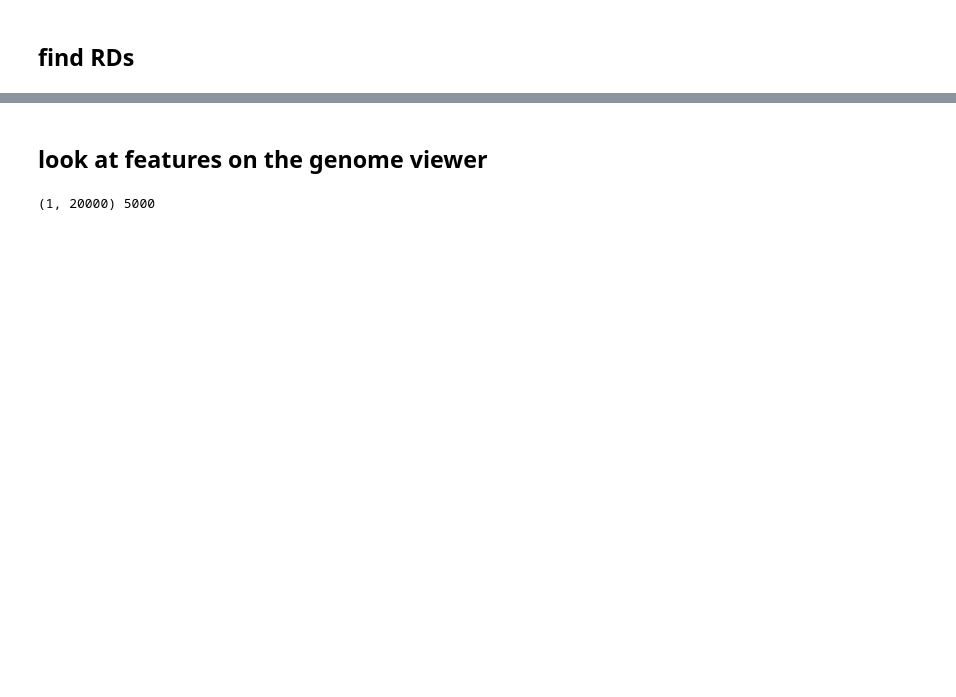
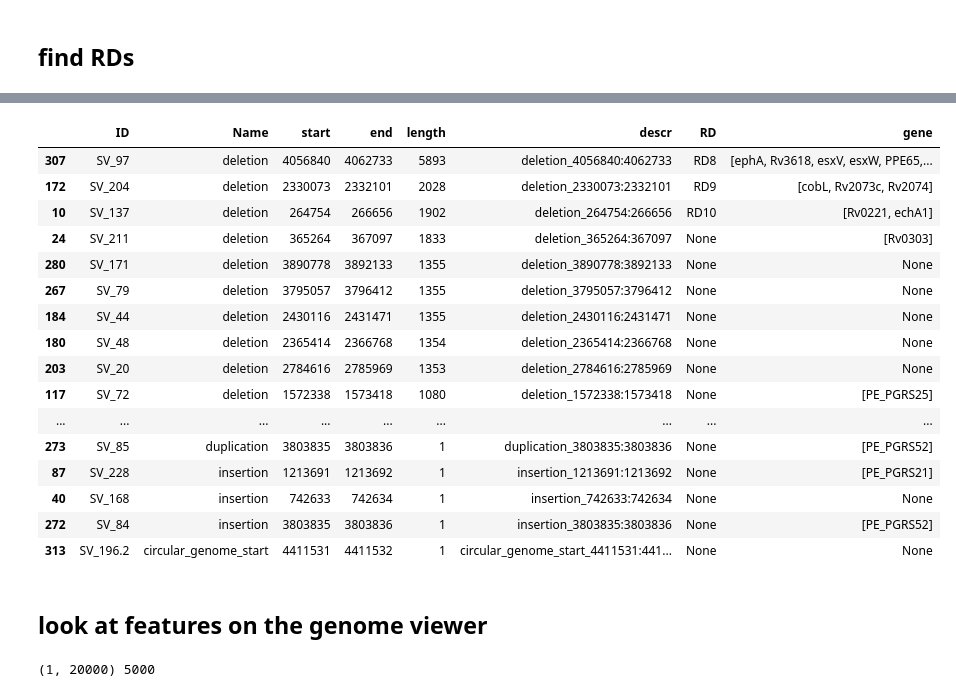
Before and after one commit to dmnfarrell/mtbdiff, a Jupyter notebook: notebooks/analysis.ipynb, the cells around one changed output, grey strips where cells are left out. Cells and saved outputs as stored; diff of their text form; code cells hidden in the pictures; blank space fills up the shorter version.

```diff
--- a/notebooks/analysis.ipynb
+++ b/notebooks/analysis.ipynb
@@ -233,0 +220,22 @@ comm
+# %%
+comm=comm.sort_values('length',ascending=False)
+comm.to_csv('morygis_common.csv')
+comm
+# %% [output]
+|  | ID | Name | start | end | length | descr | RD | gene |
+| 307 | SV_97 | deletion | 4056840 | 4062733 | 5893 | deletion_4056840:4062733 | RD8 | [ephA, Rv3618, esxV, esxW, PPE65,... |
+| 172 | SV_204 | deletion | 2330073 | 2332101 | 2028 | deletion_2330073:2332101 | RD9 | [cobL, Rv2073c, Rv2074] |
+| 10 | SV_137 | deletion | 264754 | 266656 | 1902 | deletion_264754:266656 | RD10 | [Rv0221, echA1] |
+| 24 | SV_211 | deletion | 365264 | 367097 | 1833 | deletion_365264:367097 | None | [Rv0303] |
+| 280 | SV_171 | deletion | 3890778 | 3892133 | 1355 | deletion_3890778:3892133 | None | None |
+| 267 | SV_79 | deletion | 3795057 | 3796412 | 1355 | deletion_3795057:3796412 | None | None |
+| 184 | SV_44 | deletion | 2430116 | 2431471 | 1355 | deletion_2430116:2431471 | None | None |
+| 180 | SV_48 | deletion | 2365414 | 2366768 | 1354 | deletion_2365414:2366768 | None | None |
+| 203 | SV_20 | deletion | 2784616 | 2785969 | 1353 | deletion_2784616:2785969 | None | None |
+| 117 | SV_72 | deletion | 1572338 | 1573418 | 1080 | deletion_1572338:1573418 | None | [PE_PGRS25] |
+| ... | ... | ... | ... | ... | ... | ... | ... | ... |
+| 273 | SV_85 | duplication | 3803835 | 3803836 | 1 | duplication_3803835:3803836 | None | [PE_PGRS52] |
+| 87 | SV_228 | insertion | 1213691 | 1213692 | 1 | insertion_1213691:1213692 | None | [PE_PGRS21] |
+| 40 | SV_168 | insertion | 742633 | 742634 | 1 | insertion_742633:742634 | None | None |
+| 272 | SV_84 | insertion | 3803835 | 3803836 | 1 | insertion_3803835:3803836 | None | [PE_PGRS52] |
+| 313 | SV_196.2 | circular_genome_start | 4411531 | 4411532 | 1 | circular_genome_start_4411531:441... | None | None |
```
Also changed, not shown: parts of 24 cells of this notebook, 3 other files.
